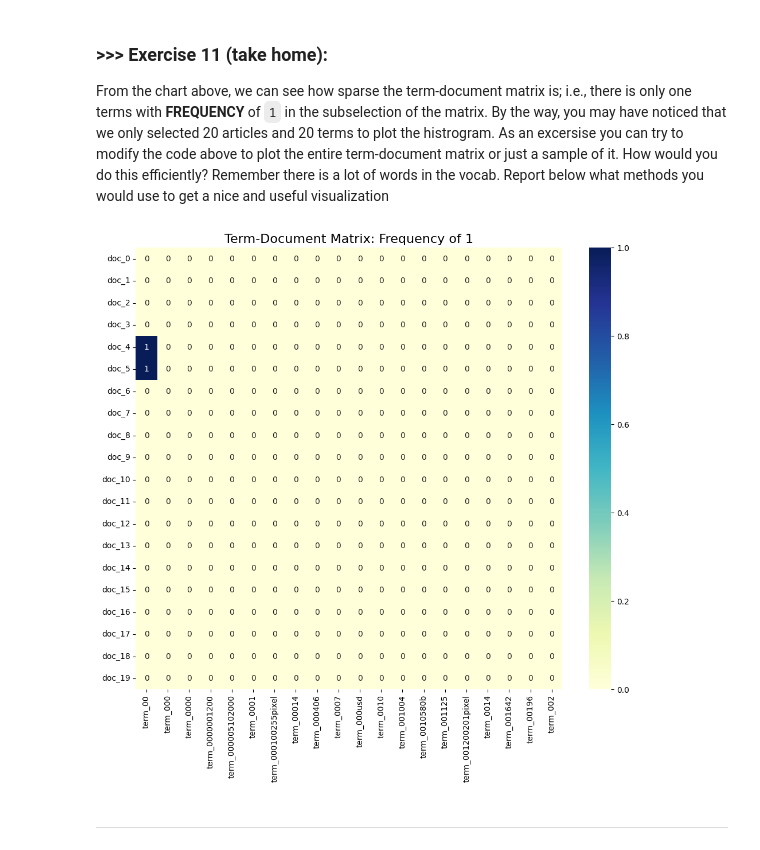
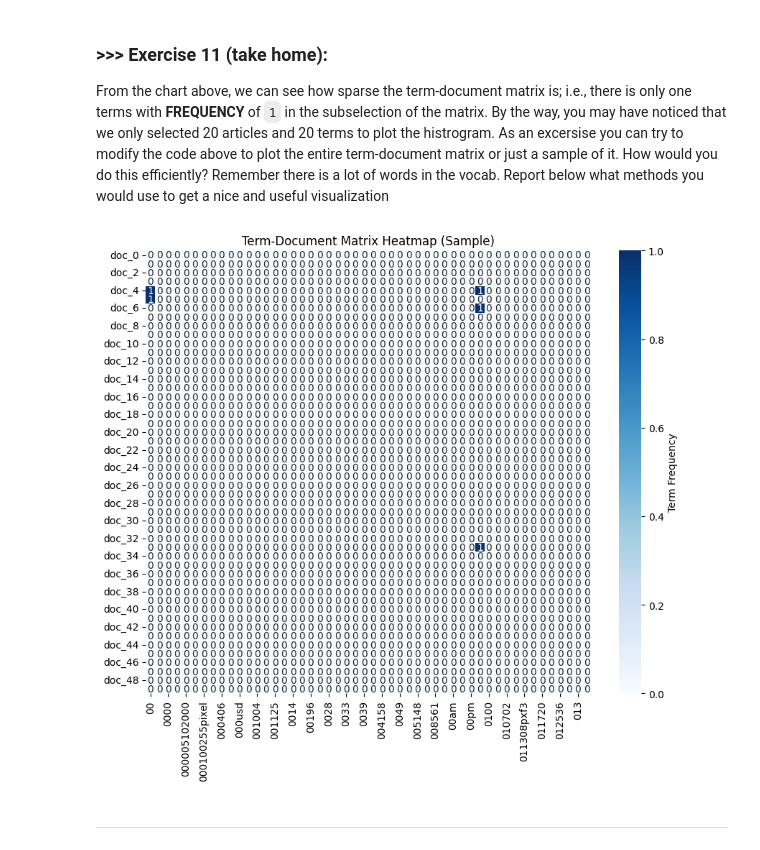
Before and after one commit to zzz318418/DM2025-Lab1-Exercise, a Jupyter notebook: DM2025-Lab1-Master.ipynb, the cells around one changed output. Saved outputs shown, nothing was run; the diff lists cells and outputs as text; code cells hidden in the pictures.

```diff
--- a/DM2025-Lab1-Master.ipynb
+++ b/DM2025-Lab1-Master.ipynb
@@ -1173,28 +1179,28 @@ Check out more beautiful color palettes here: https://python-graph-gallery.com/1
 # %% [markdown]
 ### **>>> Exercise 11 (take home):**
 From the chart above, we can see how sparse the term-document matrix is; i.e., there is only one terms with **FREQUENCY** of `1` in the subselection of the matrix. By the way, you may have noticed that we only selected 20 articles and 20 terms to plot the histrogram. As an excersise you can try to modify the code above to plot the entire term-document matrix or just a sample of it. How would you do this efficiently? Remember there is a lot of words in the vocab. Report below what methods you would use to get a nice and useful visualization
-# %%
-# Answer here
-# 選擇前 20 篇文檔和前 20 個詞的二值矩陣
-binary_matrix_subset = binary_matrix[0:20, 0:20]
-
-# 用來繪製熱力圖的 DataFrame，顯示哪些詞在哪些文檔中出現
-df_binary = pd.DataFrame(binary_matrix_subset, columns=plot_x[0:20], index=plot_y[0:20])
-
-# 設定圖形大小
-plt.subplots(figsize=(12, 10))
-
-# 繪製熱力圖
-ax = sns.heatmap(df_binary,
-                 cmap="YlGnBu",  # 選擇顏色範圍
-                 annot=True,    # 顯示數字
-                 vmin=0, vmax=1)  # 設定顏色範圍為 0 和 1
-
-# 顯示圖表
-plt.title("Term-Document Matrix: Frequency of 1", fontsize=16)
-plt.show()
-# %% [output]
-[figure, removed]
+# %%
+# Answer here
+# X_counts 已經是詞項-文檔矩陣
+# 將 X_counts 轉換為密集矩陣並取前 50 個詞和 50 個文檔
+X_dense = X_counts.toarray()
+df_todraw = pd.DataFrame(X_dense[:50, :50], columns=count_vect.get_feature_names_out()[:50], index=[f'doc_{i}' for i in range(50)])
+
+# 設定畫圖的大小
+plt.subplots(figsize=(10, 8))
+
+# 使用 seaborn 畫熱力圖
+ax = sns.heatmap(df_todraw,
+                 cmap="Blues",   # 顏色映射
+                 annot=True,     # 顯示每個格子的數值
+                 vmin=0, vmax=1, # 設置顏色的範圍
+                 cbar_kws={'label': 'Term Frequency'}) # 顯示顏色條的標籤
+
+# 顯示圖表
+plt.title('Term-Document Matrix Heatmap (Sample)')
+plt.show()
+# %% [output]
+[figure, added]
 # %% [markdown]
 ---
 # %% [markdown]
```
Also changed, not shown: parts of 11 cells of this notebook, 1 other file.
